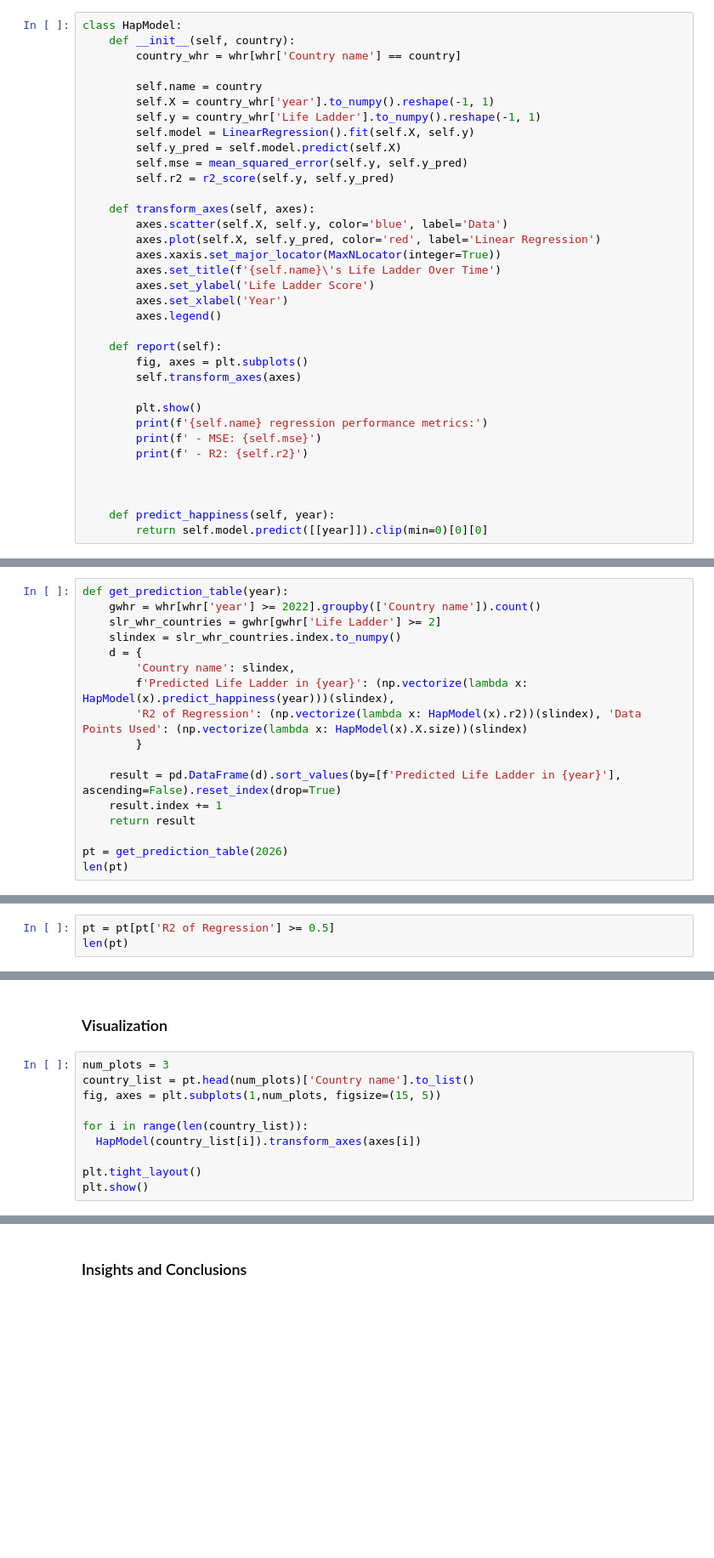
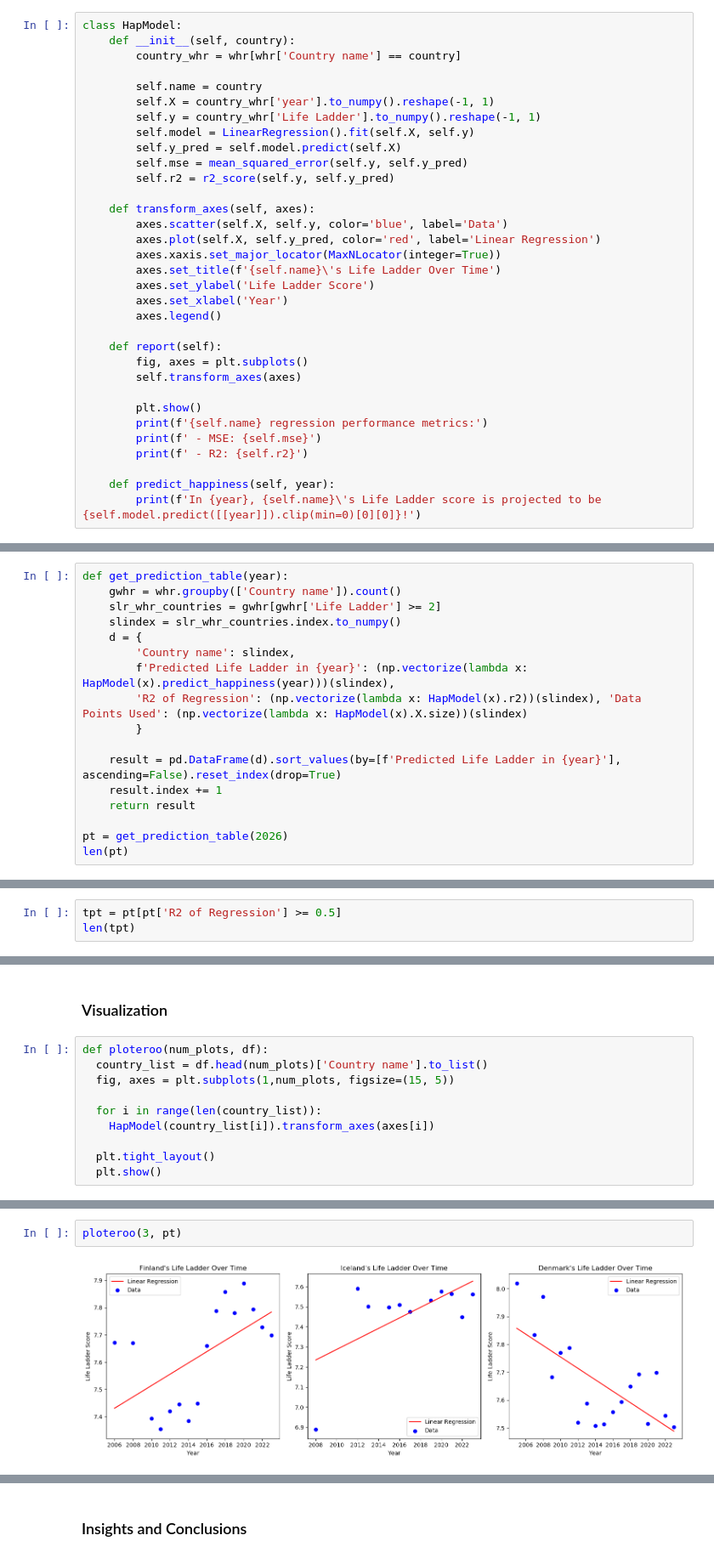
Before and after one commit to matveylplusplus/cmsc320proj, a Jupyter notebook: pnb.ipynb, the cells around one changed output, grey strips where cells are left out. Shown at 85% size. Drawn from its saved outputs; the diff is of its cells as text; blank space fills up the shorter version.

```diff
--- a/pnb.ipynb
+++ b/pnb.ipynb
@@ -91,7 +91,5 @@ class HapModel:
         print(f' - MSE: {self.mse}')
         print(f' - R2: {self.r2}')
 
-
-
     def predict_happiness(self, year):
-        return self.model.predict([[year]]).clip(min=0)[0][0]
+        print(f'In {year}, {self.name}\'s Life Ladder score is projected to be {self.model.predict([[year]]).clip(min=0)[0][0]}!')
@@ -108,6 +98,6 @@ Australia regression performance metrics:
 # %%
 def get_prediction_table(year):
-    gwhr = whr[whr['year'] >= 2022].groupby(['Country name']).count()
+    gwhr = whr.groupby(['Country name']).count()
     slr_whr_countries = gwhr[gwhr['Life Ladder'] >= 2]
     slindex = slr_whr_countries.index.to_numpy()
     d = {
@@ -127,4 +117,4 @@ len(pt)
 # %%
-pt = pt[pt['R2 of Regression'] >= 0.5]
-len(pt)
+tpt = pt[pt['R2 of Regression'] >= 0.5]
+len(tpt)
 # %% [output]
@@ -172,12 +162,12 @@ print(pt.tail(20).to_string())
 # %% [markdown]
 ### Visualization
 # %%
-num_plots = 3
-country_list = pt.head(num_plots)['Country name'].to_list()
-fig, axes = plt.subplots(1,num_plots, figsize=(15, 5))
+def ploteroo(num_plots, df):
+  country_list = df.head(num_plots)['Country name'].to_list()
+  fig, axes = plt.subplots(1,num_plots, figsize=(15, 5))
 
-for i in range(len(country_list)):
-  HapModel(country_list[i]).transform_axes(axes[i])
+  for i in range(len(country_list)):
+    HapModel(country_list[i]).transform_axes(axes[i])
 
-plt.tight_layout()
-plt.show()
+  plt.tight_layout()
+  plt.show()
@@ -185,0 +174,4 @@ plt.show()
+# %%
+ploteroo(3, pt)
+# %% [output]
+[figure, added]
```
Also changed, not shown: parts of 11 cells of this notebook, 12 other files.
